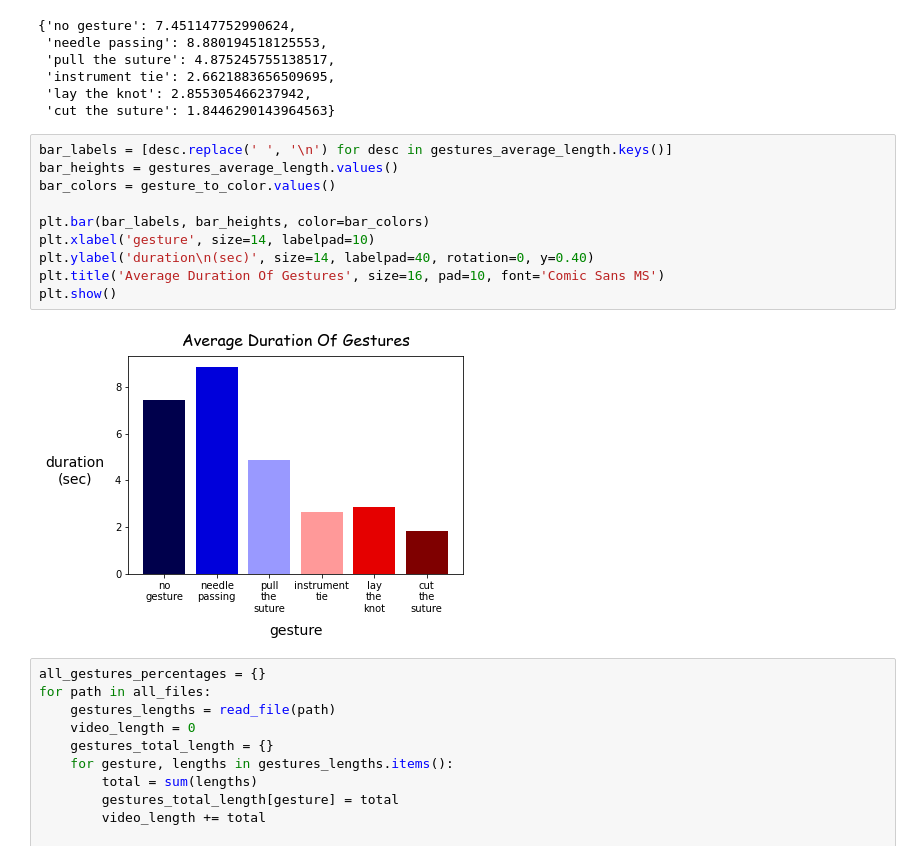
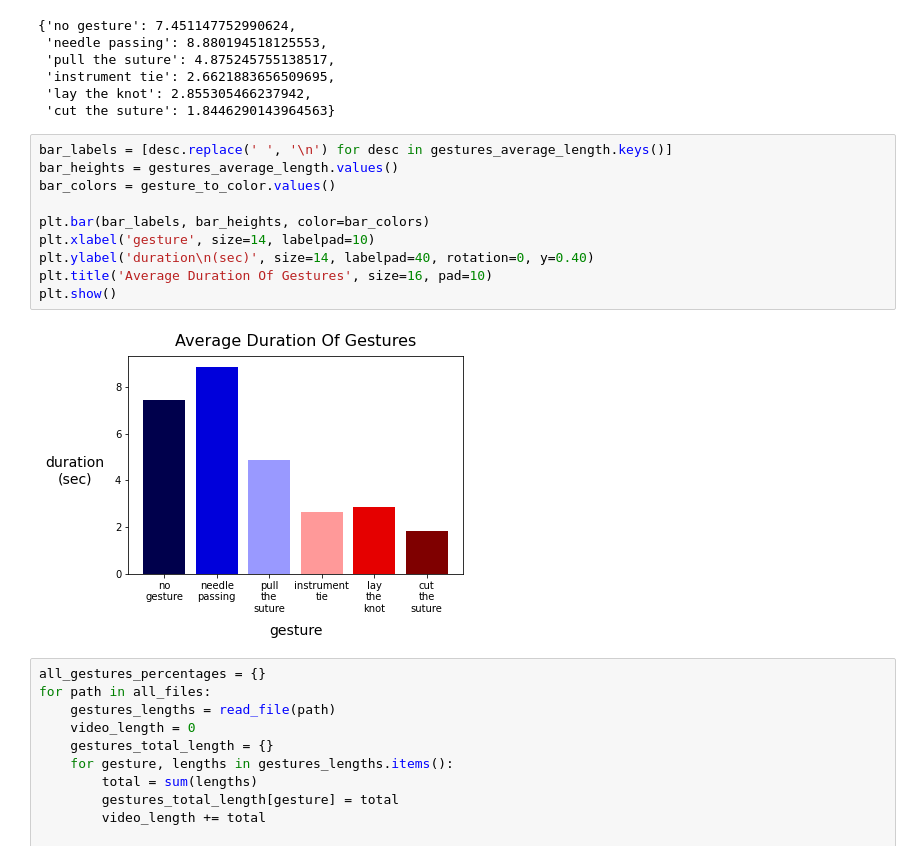
Before and after one commit to dahan198/computer_vision_project, a Jupyter notebook: ASFormer/DatasetExploration.ipynb, the cells around one changed output. Drawn from its saved outputs; the diff is of its cells as text.

```diff
--- a/ASFormer/DatasetExploration.ipynb
+++ b/ASFormer/DatasetExploration.ipynb
@@ -64,15 +64,15 @@ gestures_average_length
 # %%
 bar_labels = [desc.replace(' ', '\n') for desc in gestures_average_length.keys()]
 bar_heights = gestures_average_length.values()
 bar_colors = gesture_to_color.values()
 
 plt.bar(bar_labels, bar_heights, color=bar_colors)
 plt.xlabel('gesture', size=14, labelpad=10)
 plt.ylabel('duration\n(sec)', size=14, labelpad=40, rotation=0, y=0.40)
-plt.title('Average Duration Of Gestures', size=16, pad=10, font='Comic Sans MS')
+plt.title('Average Duration Of Gestures', size=16, pad=10)
 plt.show()
 # %% [output]
-[figure, old version]
+[figure, new version]
 # %%
 all_gestures_percentages = {}
 for path in all_files:
```
Also changed, not shown: parts of 7 cells of this notebook, 1 other file.
